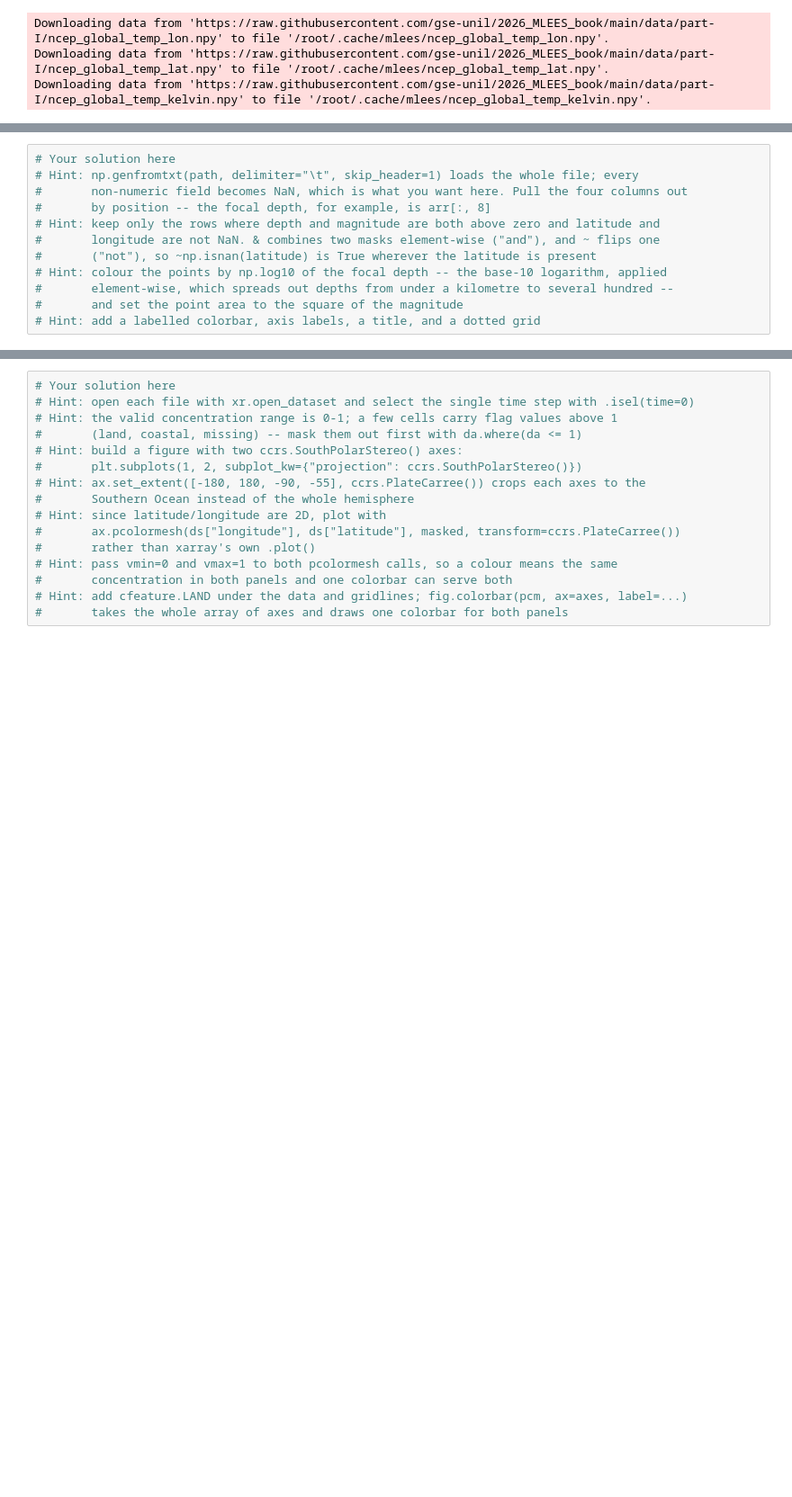
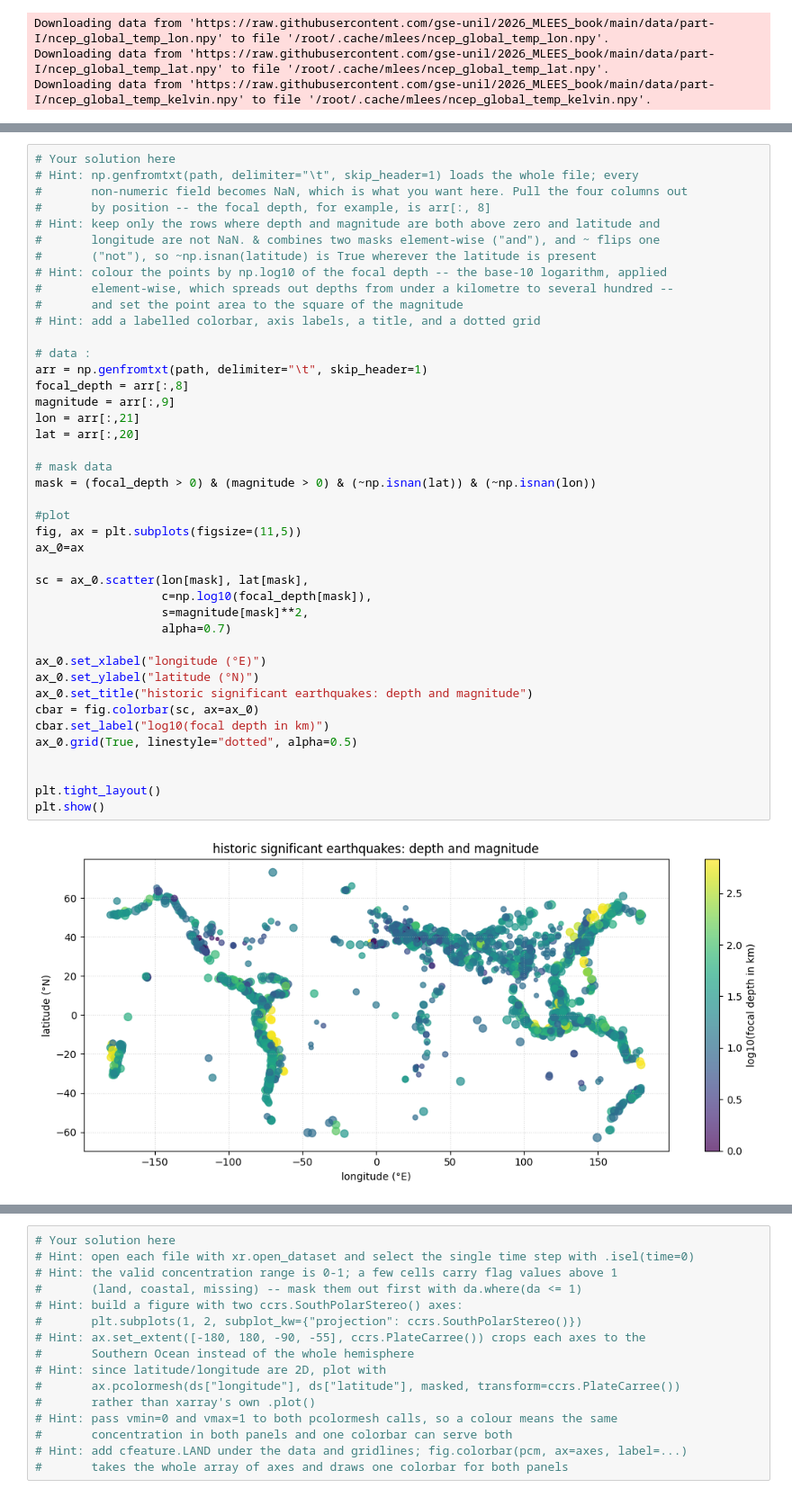
Before and after one commit to oliviaberset/2026_Intro_Python, a Jupyter notebook: live/part-I/1.4-matplotlib-and-xarray-environmental-exercises.ipynb, the cells around one changed output, grey strips where cells are left out. Shown at 90% size. Cells and saved outputs as stored; diff of their text form; blank space fills up the shorter version.

```diff
--- a/live/part-I/1.4-matplotlib-and-xarray-environmental-exercises.ipynb
+++ b/live/part-I/1.4-matplotlib-and-xarray-environmental-exercises.ipynb
@@ -202,15 +225,47 @@ path = pooch.retrieve(
 # %%
 # Your solution here
 # Hint: np.genfromtxt(path, delimiter="\t", skip_header=1) loads the whole file; every
 #       non-numeric field becomes NaN, which is what you want here. Pull the four columns out
 #       by position -- the focal depth, for example, is arr[:, 8]
 # Hint: keep only the rows where depth and magnitude are both above zero and latitude and
 #       longitude are not NaN. & combines two masks element-wise ("and"), and ~ flips one
 #       ("not"), so ~np.isnan(latitude) is True wherever the latitude is present
 # Hint: colour the points by np.log10 of the focal depth -- the base-10 logarithm, applied
 #       element-wise, which spreads out depths from under a kilometre to several hundred --
 #       and set the point area to the square of the magnitude
 # Hint: add a labelled colorbar, axis labels, a title, and a dotted grid
+
+# data :
+arr = np.genfromtxt(path, delimiter="\t", skip_header=1)
+focal_depth = arr[:,8]
+magnitude = arr[:,9]
+lon = arr[:,21]
+lat = arr[:,20]
+
+# mask data
+mask = (focal_depth > 0) & (magnitude > 0) & (~np.isnan(lat)) & (~np.isnan(lon))
+
+#plot
+fig, ax = plt.subplots(figsize=(11,5))
+ax_0=ax
+
+sc = ax_0.scatter(lon[mask], lat[mask],
+                  c=np.log10(focal_depth[mask]),
+                  s=magnitude[mask]**2,
+                  alpha=0.7)
+
+ax_0.set_xlabel("longitude (°E)")
+ax_0.set_ylabel("latitude (°N)")
+ax_0.set_title("historic significant earthquakes: depth and magnitude")
+cbar = fig.colorbar(sc, ax=ax_0)
+cbar.set_label("log10(focal depth in km)")
+ax_0.grid(True, linestyle="dotted", alpha=0.5)
+
+
+plt.tight_layout()
+plt.show()
+# %% [output]
+[figure, added]
 # %% [markdown]
 ## Exercise 4: Antarctic sea ice, summer against winter
 
```
Also changed, not shown: parts of 4 cells of this notebook.
